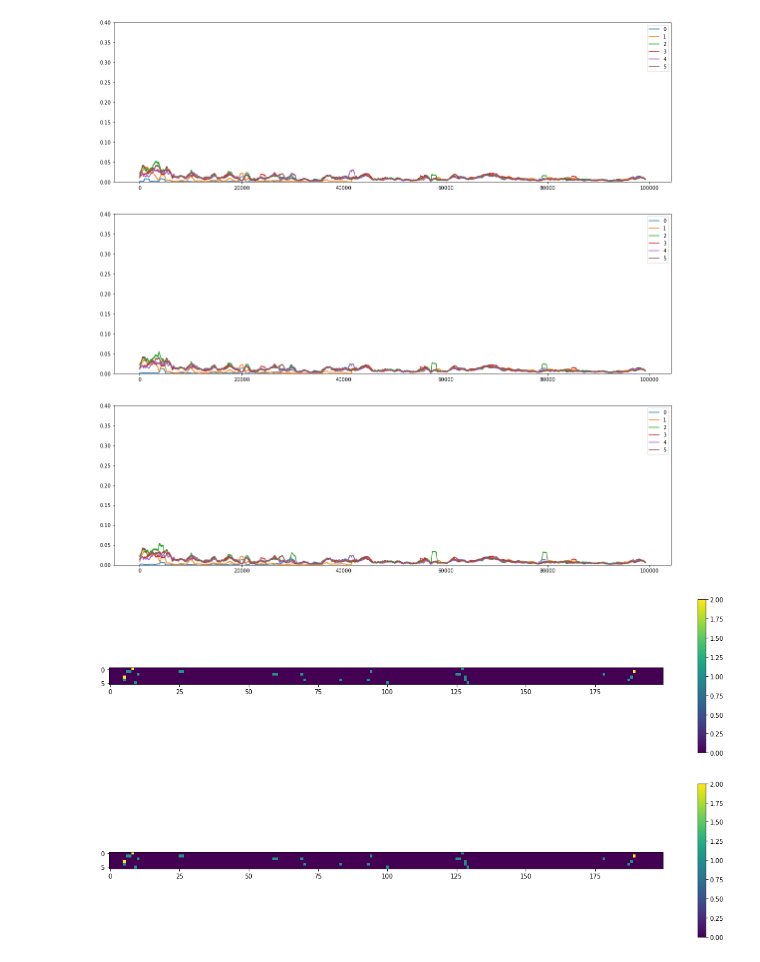
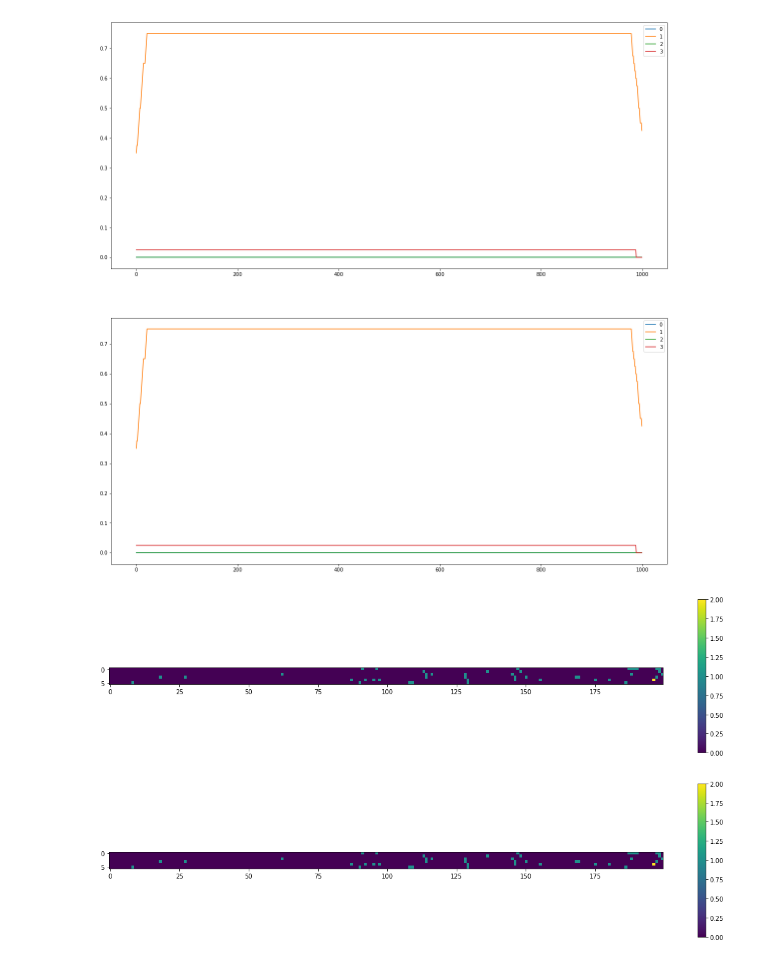
Before and after one commit to kpaskov/PhasingFamilies, a Jupyter notebook: Phase.ipynb, the cells around one changed output. Cells and saved outputs as stored; diff of their text form; code cells hidden in the pictures.

```diff
--- a/Phase.ipynb
+++ b/Phase.ipynb
@@ -408,7 +238,11 @@ def detect_recombination(data, Y, q=5000):
 # %%
 from itertools import product
 
+def rough_phase(data, child_index=2, phase_map=phase_map):
+    return np.apply_along_axis(lambda x: phase_map[(x[0], x[1], x[child_index])], 0, data)
+
 def phase(data, X):
+    m, _, n = X.shape
     all_combinations = np.array(list(product([0, 1], repeat=4))).T
     Y = np.zeros((4, n))
     for i in range(n):
@@ -481,6 +261,7 @@ def polish_recombination_events(data, X, Y, allowable_errors=10):
 # %%
 from itertools import product, islice
-def detect_recombination_dp(data, Y, switch_cost=50):
+
+def detect_recombination(data, Y, switch_cost=50):
     m, n = data.shape
     X = np.zeros((m, 4, n))
     X[0, 0, :] = X[0, 1, :] = 1 # Mom always has m1, m2
@@ -526,10 +307,11 @@ def detect_recombination_dp(data, Y, switch_cost=50):
         #print(X[i, :, :])
     return X
 # %%
-Y0 = rough_phase(data)
-X1 = detect_recombination_dp(data, Y0, switch_cost=50)
-Y1 = phase(data, X1)
-X2 = detect_recombination_dp(data, Y1, switch_cost=50)
-Y2 = phase(data, X2)
-X3 = detect_recombination_dp(data, Y2, switch_cost=50)
-Y3 = phase(data, X3)
+
+Y0 = rough_phase(family_data)
+X1 = detect_recombination(family_data, Y0, switch_cost=500)
+Y1 = phase(family_data, X1)
+X2 = detect_recombination(family_data, Y1, switch_cost=500)
+Y2 = phase(family_data, X2)
+#X3 = detect_recombination(family_data, Y2, switch_cost=50)
+#Y3 = phase(family_data, X3)
@@ -536,4 +326,5 @@ Y3 = phase(data, X3)
 # %%
+m, n = family_data.shape
 for j in range(m):
     print(j)
     maternal_recombinations = [0] + [i for i in range(n-1) if X3[j, 0, i] != X3[j, 0, i+1]] + [n-1]
@@ -581,29 +366,29 @@ plt.show()
 # %%
 q = 1000
 plt.figure(figsize=(20,20))
 
-show = [(X1, Y1), (X2, Y2), (X3, Y3)]
+show = [(X1, Y1), (X2, Y2)]
 
 for k, (X, Y) in enumerate(show):
     plt.subplot(len(show), 1, k+1)
     #plt.plot(np.convolve(np.sum(np.abs(to_genotype(X1, Y1)-data), axis=0)/m, np.ones((q,))/q, mode='same'))
     for i in range(m):
-        plt.plot(np.convolve(np.abs(to_genotype(X, Y)-data)[i, :], np.ones((q,))/(q*m), mode='same'), label=str(i))
+        plt.plot(np.convolve(np.abs(to_genotype(X, Y)-family_data)[i, :], np.ones((q,))/(m*10), mode='same'), label=str(i))
     axes = plt.gca()
-    axes.set_ylim([0, .4])
+    #axes.set_ylim([0, ])
     plt.legend()
 plt.show()
 # %% [output]
-[figure, old version]
+[figure, new version]
 # %%
-start, end = 60000, 60200
+start, end = 70000, 70200
 plt.figure(figsize=(20,10))
 plt.subplot(2, 1, 1)
-heatmap = plt.imshow(np.abs(to_genotype(X1, Y1)-data)[:, start:end])
+heatmap = plt.imshow(np.abs(to_genotype(X1, Y1)-family_data)[:, start:end])
 plt.colorbar(heatmap)
 plt.subplot(2, 1, 2)
-heatmap = plt.imshow(np.abs(to_genotype(X2, Y2)-data)[:, start:end])
+heatmap = plt.imshow(np.abs(to_genotype(X2, Y2)-family_data)[:, start:end])
 plt.colorbar(heatmap)
 plt.show()
 # %% [output]
-[figure, old version]
+[figure, new version]
```
Also changed, not shown: parts of 23 cells of this notebook, 1 other file.
